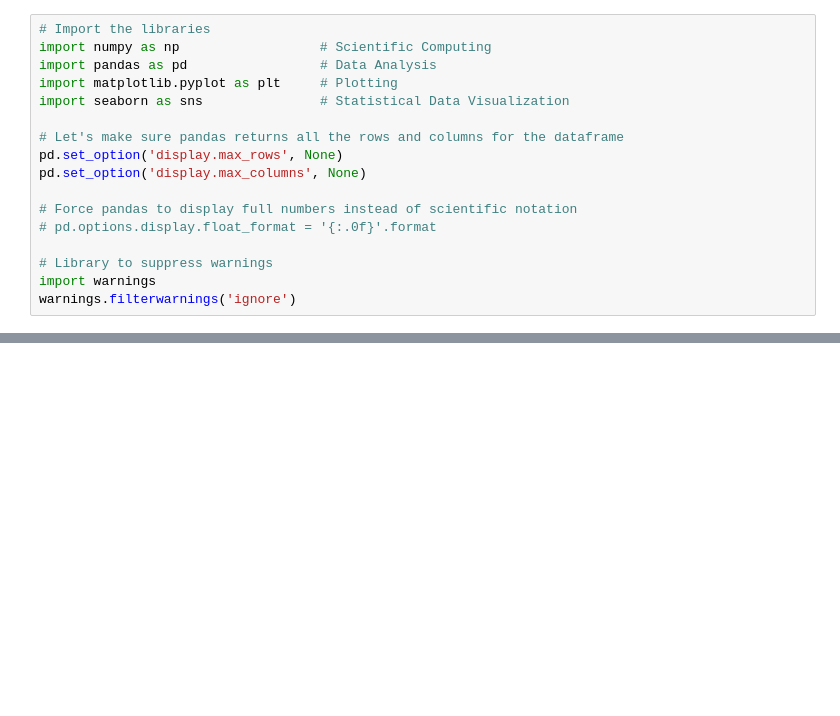
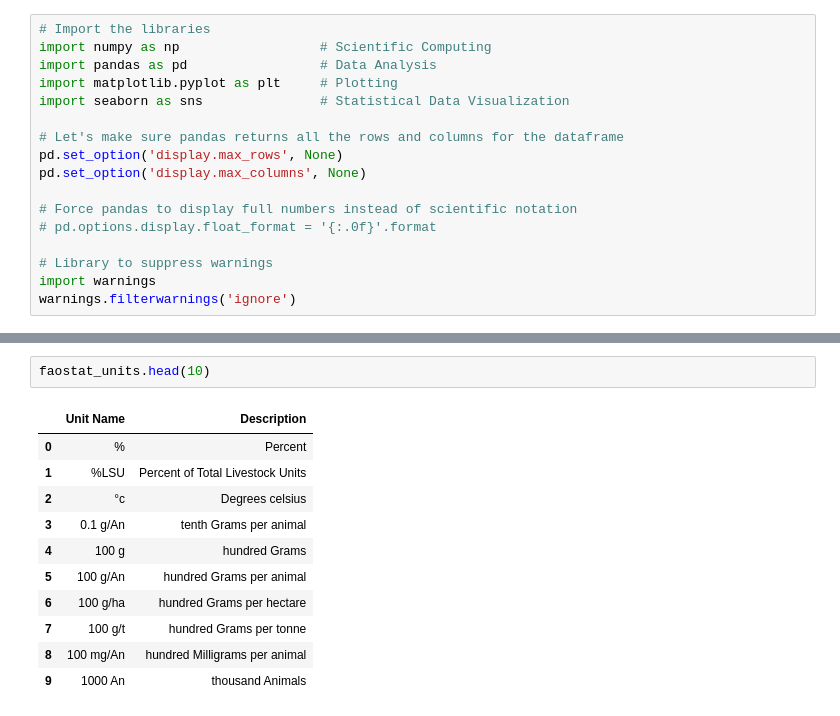
Before and after one commit to laketalkemp/DATA-302_SP24, a Jupyter notebook: CAN_mBio_Project.ipynb, the cells around one changed output, grey strips where cells are left out. Saved outputs shown, nothing was run; the diff lists cells and outputs as text; blank space fills up the shorter version.

```diff
--- a/CAN_mBio_Project.ipynb
+++ b/CAN_mBio_Project.ipynb
@@ -412,0 +447,14 @@ UnicodeDecodeError: 'utf-8' codec can't decode byte 0xe9 in position 111051: inv
+# %%
+faostat_units.head(10)
+# %% [output]
+|  | Unit Name | Description |
+| 0 | % | Percent |
+| 1 | %LSU | Percent of Total Livestock Units |
+| 2 | °c | Degrees celsius |
+| 3 | 0.1 g/An | tenth Grams per animal |
+| 4 | 100 g | hundred Grams |
+| 5 | 100 g/An | hundred Grams per animal |
+| 6 | 100 g/ha | hundred Grams per hectare |
+| 7 | 100 g/t | hundred Grams per tonne |
+| 8 | 100 mg/An | hundred Milligrams per animal |
+| 9 | 1000 An | thousand Animals |
```
Also changed, not shown: parts of 21 cells of this notebook.
